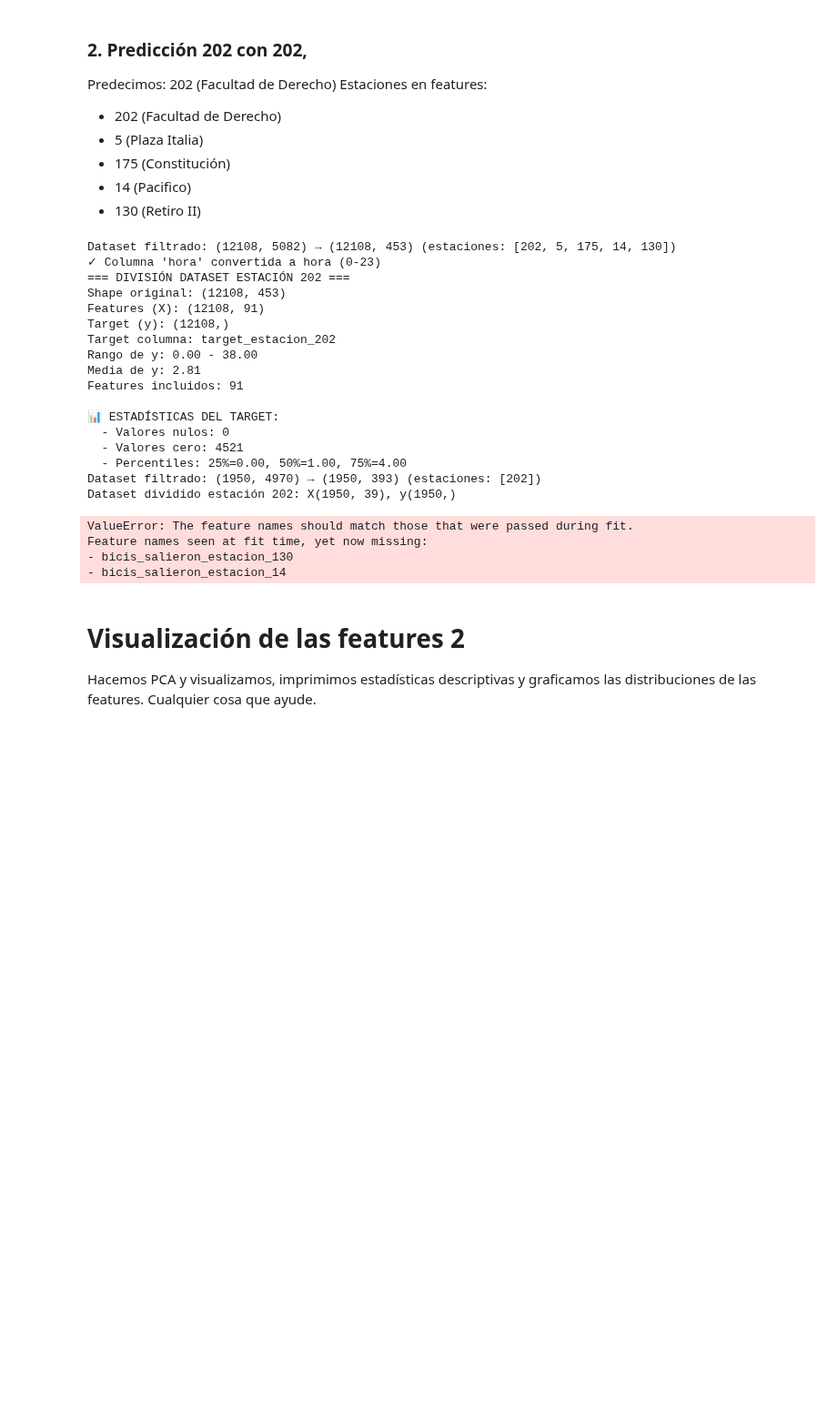
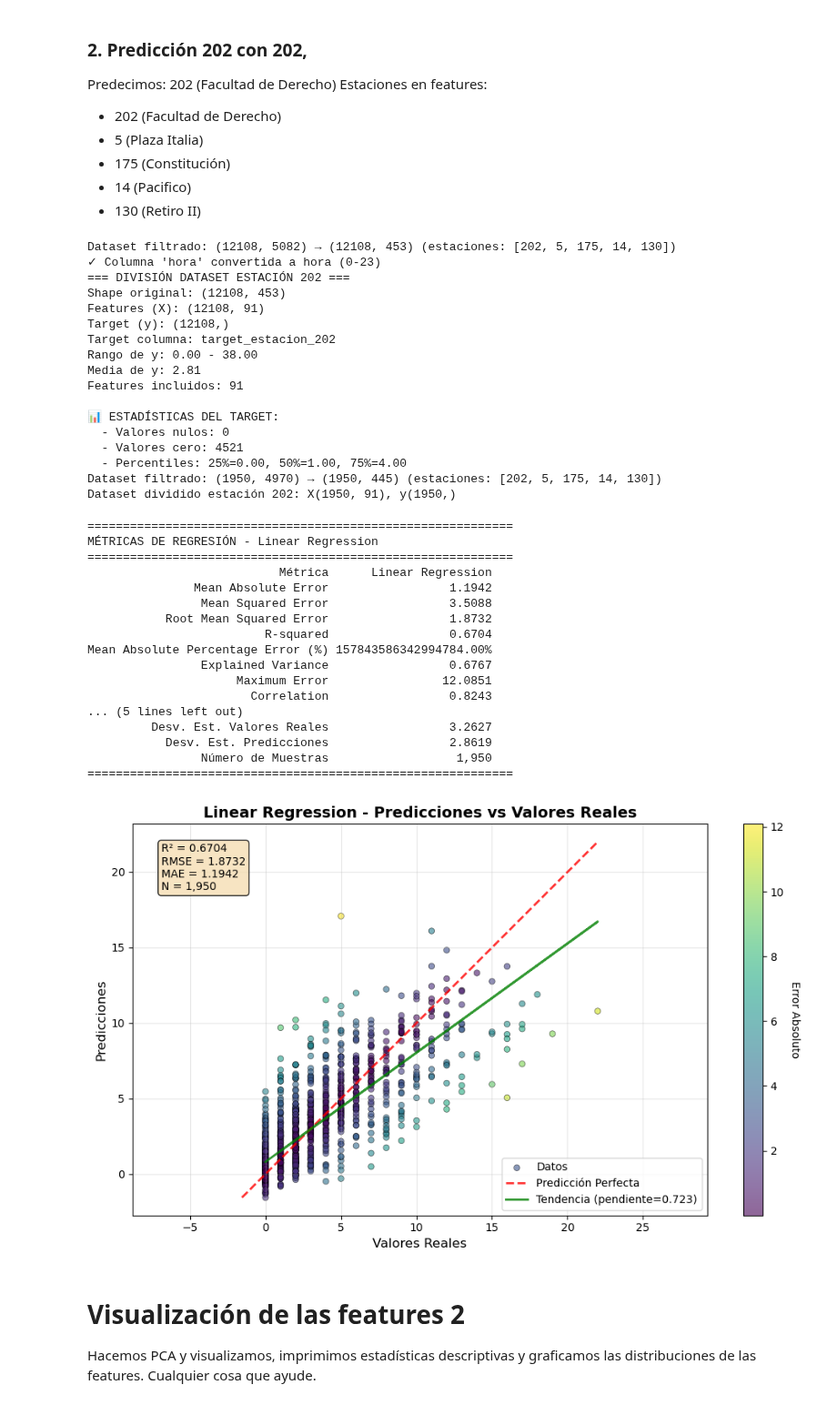
Before and after one commit to castaisa/BA_BICIS_MyC, a Jupyter notebook: src_main/features_2/Limited_stations_info.ipynb, the cells around one changed output. Shown at 91% size. Drawn from its saved outputs; the diff is of its cells as text; code cells hidden in the pictures; blank space fills up the shorter version.

Commit message:
agreadas mas estaciones al analisis de 202

```diff
--- a/src_main/features_2/Limited_stations_info.ipynb
+++ b/src_main/features_2/Limited_stations_info.ipynb
@@ -99,7 +99,7 @@ importlib.reload(dp)
 df_filtrado_train_202_populares = dp.filtrar_dataset_por_estaciones(train_f2, [202, 5, 175, 14, 130], verbose=False)
 X_train_202_populares, y_train_202_populares, feature_names_train_202_populares = dp.dividir_dataset_estacion(df_filtrado_train_202_populares, 202)
 
-df_filtrado_val_202_populares = dp.filtrar_dataset_por_estaciones(val_f2, [202], verbose=False)
+df_filtrado_val_202_populares = dp.filtrar_dataset_por_estaciones(val_f2, [202, 5, 175, 14, 130], verbose=False)
 X_val_202_populares, y_val_202_populares, feature_names_val_202_populares = dp.dividir_dataset_estacion(df_filtrado_val_202_populares, 202, verbose=False)
 # %% [output]
 Dataset filtrado: (12108, 5082) → (12108, 453) (estaciones: [202, 5, 175, 14, 130])
@@ -117,16 +117,33 @@ Features incluidos: 91
   - Valores nulos: 0
   - Valores cero: 4521
   - Percentiles: 25%=0.00, 50%=1.00, 75%=4.00
-Dataset filtrado: (1950, 4970) → (1950, 393) (estaciones: [202])
-Dataset dividido estación 202: X(1950, 39), y(1950,)
+Dataset filtrado: (1950, 4970) → (1950, 445) (estaciones: [202, 5, 175, 14, 130])
+Dataset dividido estación 202: X(1950, 91), y(1950,)
 # %%
 importlib.reload(md2)
-pred_202 = md2.linear_regression(X_train_202_populares, y_train_202_populares, X_val_202_populares)
+pred_202_populares = md2.linear_regression(X_train_202_populares, y_train_202_populares, X_val_202_populares)
-# %% [output]
-ValueError: The feature names should match those that were passed during fit.
-Feature names seen at fit time, yet now missing:
-- bicis_salieron_estacion_130
-- bicis_salieron_estacion_14
+# %%
+importlib.reload(mt)
+metricas, tabla = mt.evaluar_modelo_regresion(y_val_202, pred_202_populares, "Linear Regression")
+# %% [output]
+============================================================
+MÉTRICAS DE REGRESIÓN - Linear Regression
+============================================================
+                           Métrica      Linear Regression
+               Mean Absolute Error                 1.1942
+                Mean Squared Error                 3.5088
+           Root Mean Squared Error                 1.8732
+                         R-squared                 0.6704
+Mean Absolute Percentage Error (%) 157843586342994784.00%
+                Explained Variance                 0.6767
+                     Maximum Error                12.0851
+                       Correlation                 0.8243
+... (5 lines left out)
+         Desv. Est. Valores Reales                 3.2627
+           Desv. Est. Predicciones                 2.8619
+                Número de Muestras                  1,950
+============================================================
+[figure, added]
 # %% [markdown]
 # Visualización de las features 2
 Hacemos PCA y visualizamos, imprimimos estadísticas descriptivas y graficamos las distribuciones de las features. Cualquier cosa que ayude.
```
